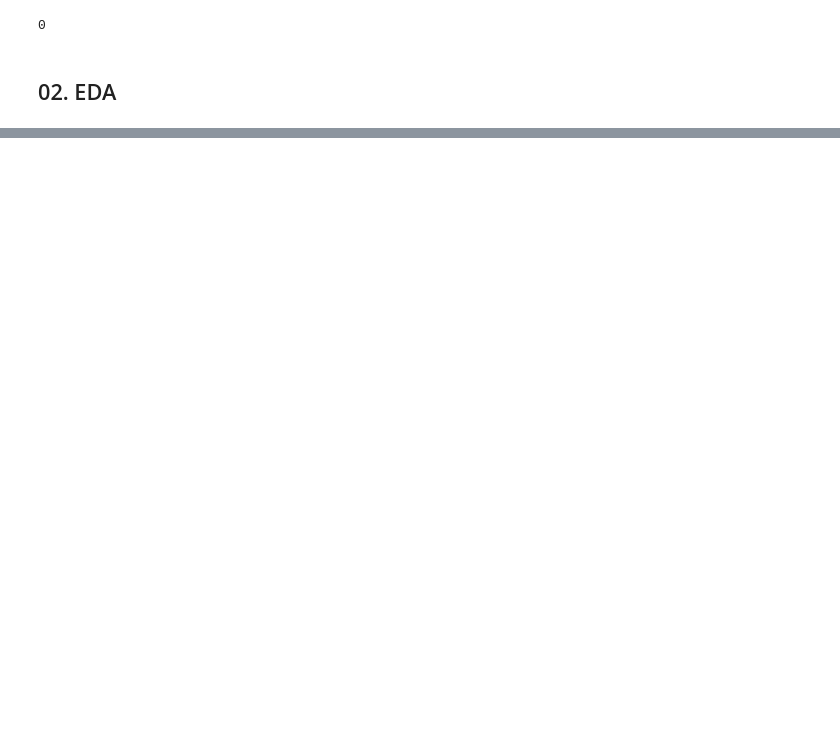
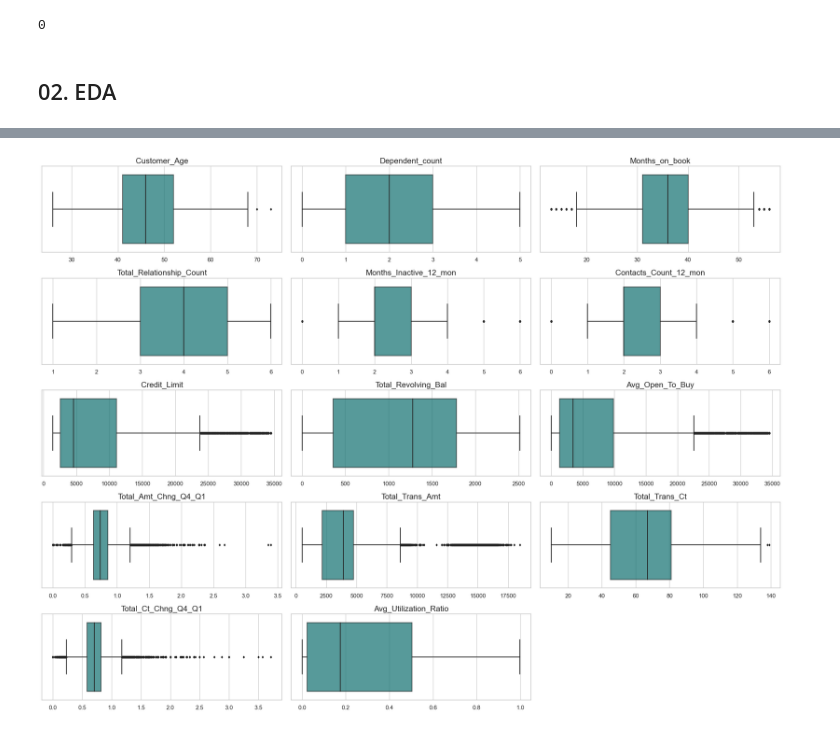
Before and after one commit to ediashta/ftds-020-final-project, a Jupyter notebook: h8dsft_final-project_ediashta.ipynb, the cells around one changed output, grey strips where cells are left out. Cells and saved outputs as stored; diff of their text form; code cells hidden in the pictures; blank space fills up the shorter version.

```diff
--- a/h8dsft_final-project_ediashta.ipynb
+++ b/h8dsft_final-project_ediashta.ipynb
@@ -96,0 +194,19 @@ bank_df.duplicated().sum()
+# %%
+#loop boxplot
+fig, axs = plt.subplots(5,3, figsize=(20,15))
+for i,x in enumerate(num_col):
+    if i < 3:
+        box_plot(x, 0, i, axs)
+    elif i < 6:
+        box_plot(x, 1, i-3, axs)
+    elif i < 9:
+        box_plot(x, 2, i-6, axs)
+    elif i < 12:
+        box_plot(x, 3, i-9, axs)
+    elif i < 15:
+        box_plot(x, 4, i-12, axs)
+
+axs[4,2].set_axis_off()
+fig.tight_layout()
+# %% [output]
+[figure, added]
```
Also changed, not shown: parts of 36 cells of this notebook.
